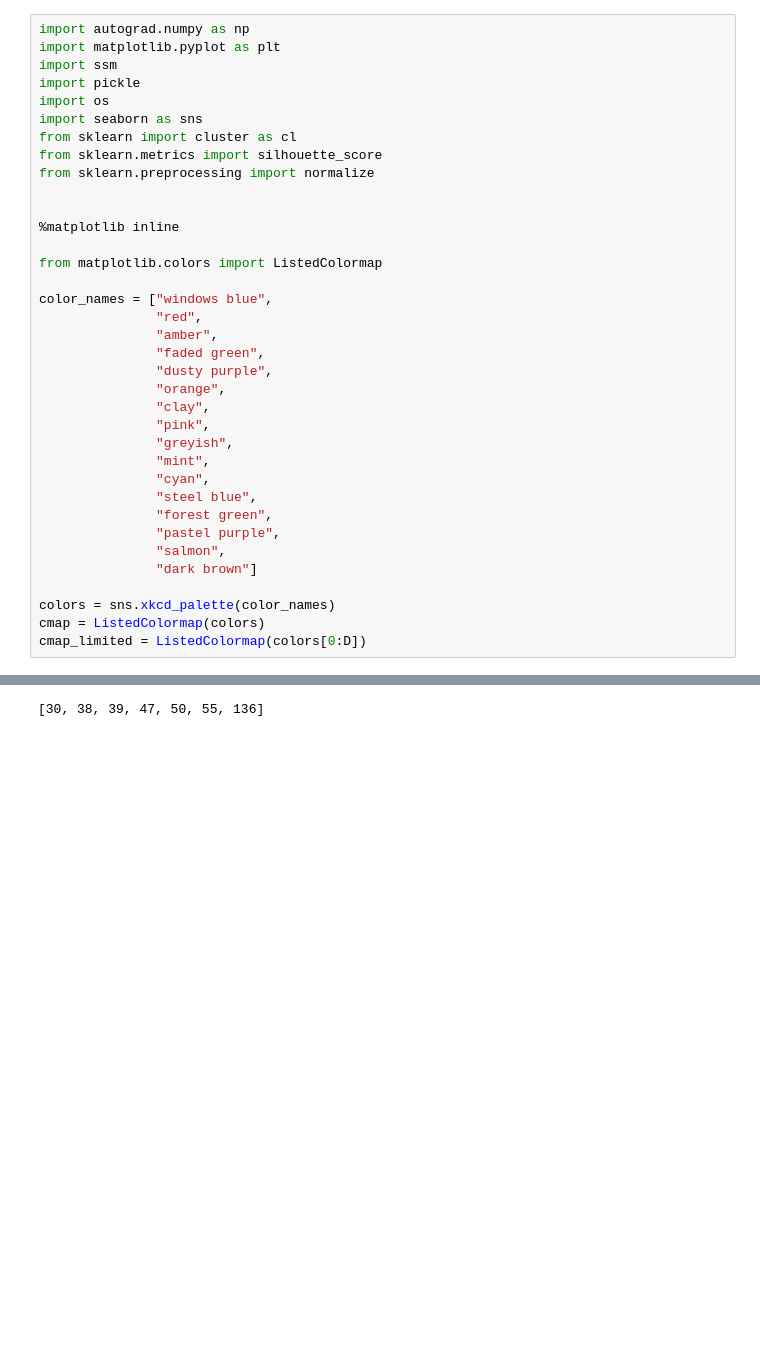
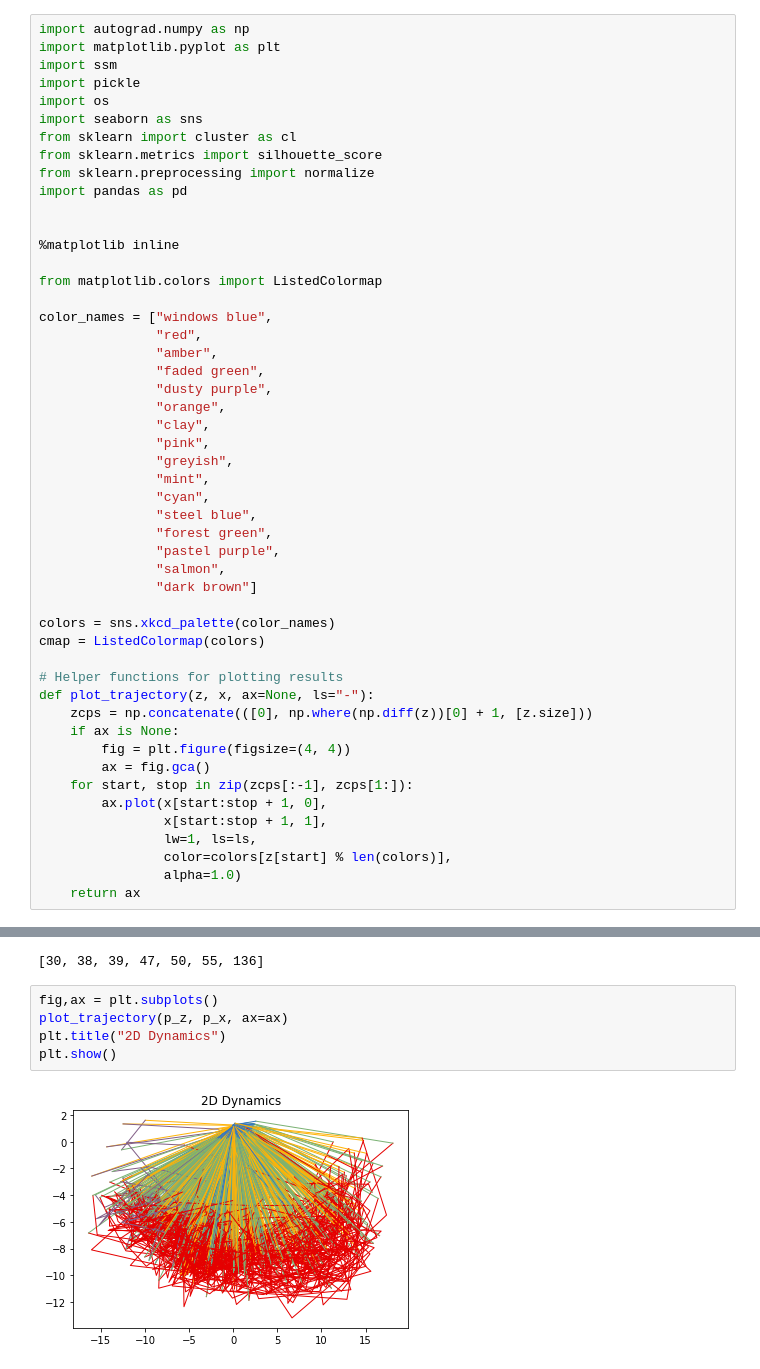
Before and after one commit to jeliason/hippo, a Jupyter notebook: notebooks/fitted_analysis.ipynb, the cells around one changed output, grey strips where cells are left out. Cells and saved outputs as stored; diff of their text form; blank space fills up the shorter version.

```diff
--- a/notebooks/fitted_analysis.ipynb
+++ b/notebooks/fitted_analysis.ipynb
@@ -11,6 +12,7 @@ import seaborn as sns
 from sklearn import cluster as cl
 from sklearn.metrics import silhouette_score
 from sklearn.preprocessing import normalize
+import pandas as pd
 
 
 %matplotlib inline
@@ -36,6 +38,19 @@ color_names = ["windows blue",
 
 colors = sns.xkcd_palette(color_names)
 cmap = ListedColormap(colors)
-cmap_limited = ListedColormap(colors[0:D])
+
+# Helper functions for plotting results
+def plot_trajectory(z, x, ax=None, ls="-"):
+    zcps = np.concatenate(([0], np.where(np.diff(z))[0] + 1, [z.size]))
+    if ax is None:
+        fig = plt.figure(figsize=(4, 4))
+        ax = fig.gca()
+    for start, stop in zip(zcps[:-1], zcps[1:]):
+        ax.plot(x[start:stop + 1, 0],
+                x[start:stop + 1, 1],
+                lw=1, ls=ls,
+                color=colors[z[start] % len(colors)],
+                alpha=1.0)
+    return ax
 # %%
 DATA_PATH = '../data/processed/lem_95-100_20210103143715/'
@@ -160,3 +175,10 @@ for state in range(D):
 clust_locs
 # %% [output]
 [30, 38, 39, 47, 50, 55, 136]
+# %%
+fig,ax = plt.subplots()
+plot_trajectory(p_z, p_x, ax=ax)
+plt.title("2D Dynamics")
+plt.show()
+# %% [output]
+[figure, added]
```
Also changed, not shown: parts of 21 cells of this notebook, 15 other files.
